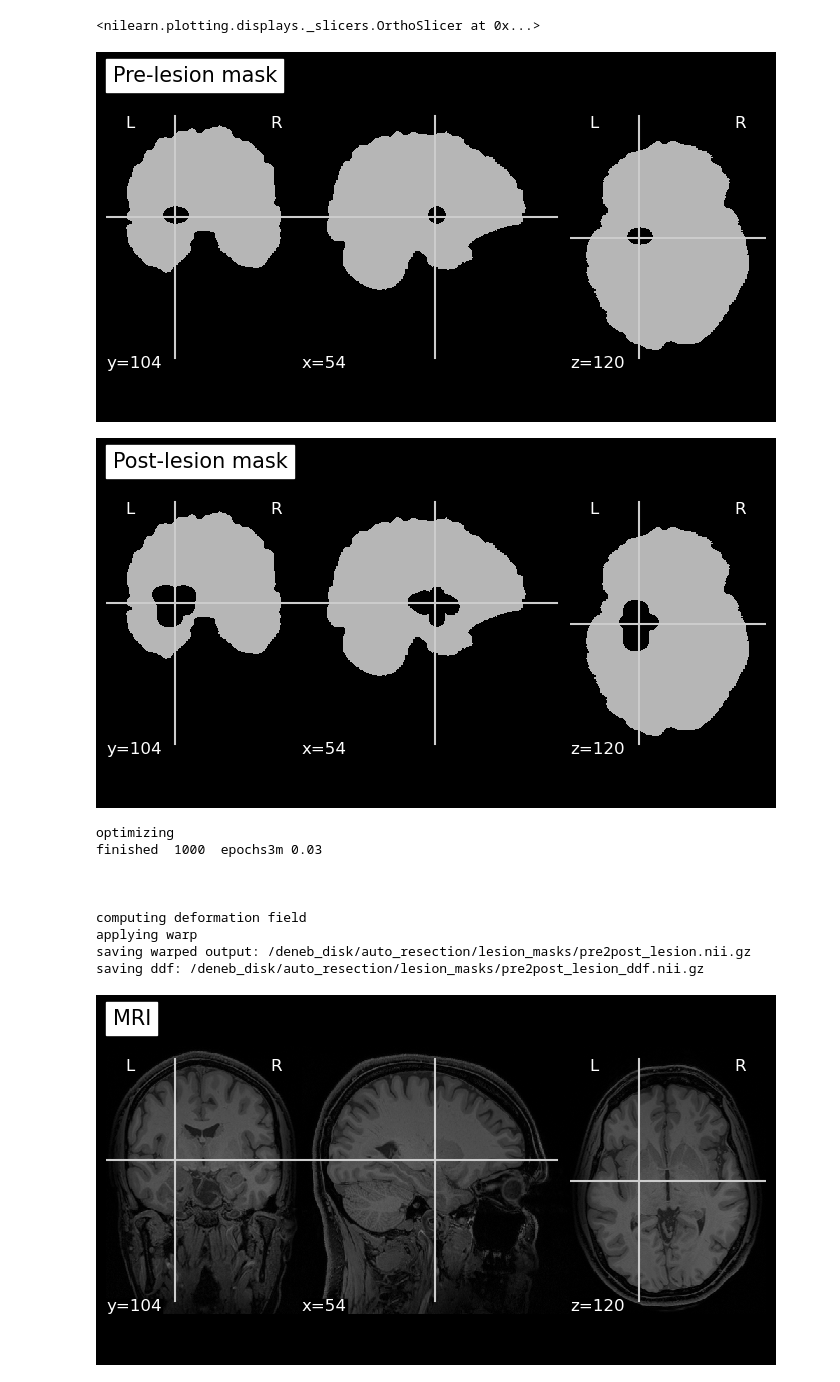
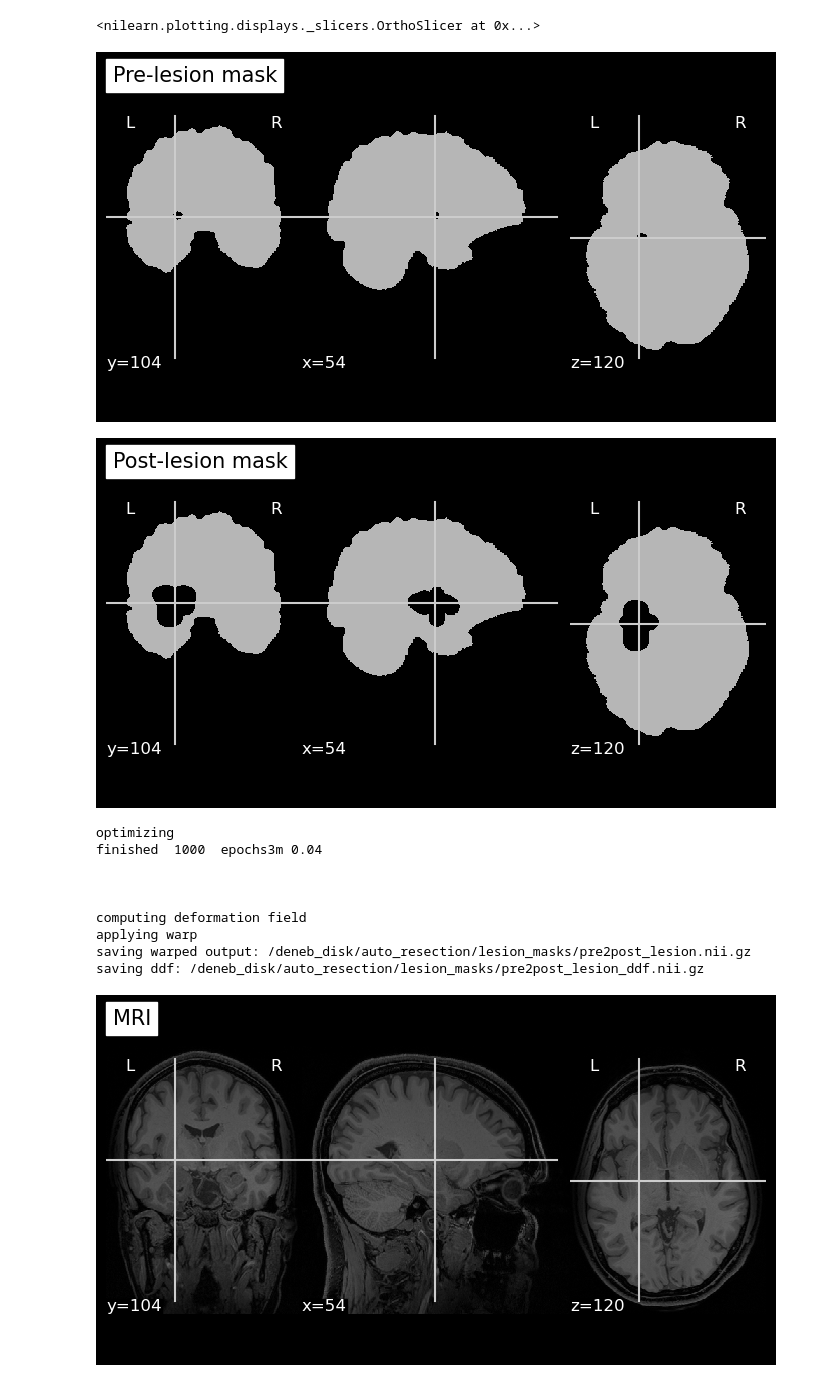
Before and after one commit to ajoshiusc/auto_resection_mask, a Jupyter notebook: synthetic_lesion/main_make_lesion.ipynb, the cells around one changed output. Drawn from its saved outputs; the diff is of its cells as text; code cells hidden in the pictures.

```diff
--- a/synthetic_lesion/main_make_lesion.ipynb
+++ b/synthetic_lesion/main_make_lesion.ipynb
@@ -1,16 +1,16 @@
 # %%
 from nilearn.plotting import plot_anat
 
 
-pre_lesion = '/deneb_disk/auto_resection/lesion_masks/lesion10.mask.nii.gz'
+pre_lesion = '/deneb_disk/auto_resection/lesion_masks/lesion_init.mask.nii.gz'
 post_lesion = '/deneb_disk/auto_resection/lesion_masks/lesion11.mask.nii.gz'
 
 cross_hair = (54, 104, 120)
 plot_anat(pre_lesion, title='Pre-lesion mask', cut_coords=cross_hair)
 plot_anat(post_lesion, title='Post-lesion mask', cut_coords=cross_hair)
 # %% [output]
 <nilearn.plotting.displays._slicers.OrthoSlicer at 0x...>
-[figure, old version]
+[figure, new version]
 [figure]
 # %%
 
@@ -33,7 +33,7 @@ nonlin_reg.nonlinear_reg(
     jacobian_determinant_file=jac_file)
 # %% [output]
 optimizing
-finished  1000  epochs3m 0.03
+finished  1000  epochs3m 0.04
 
 
 
```
Also changed, not shown: parts of 2 cells of this notebook.
